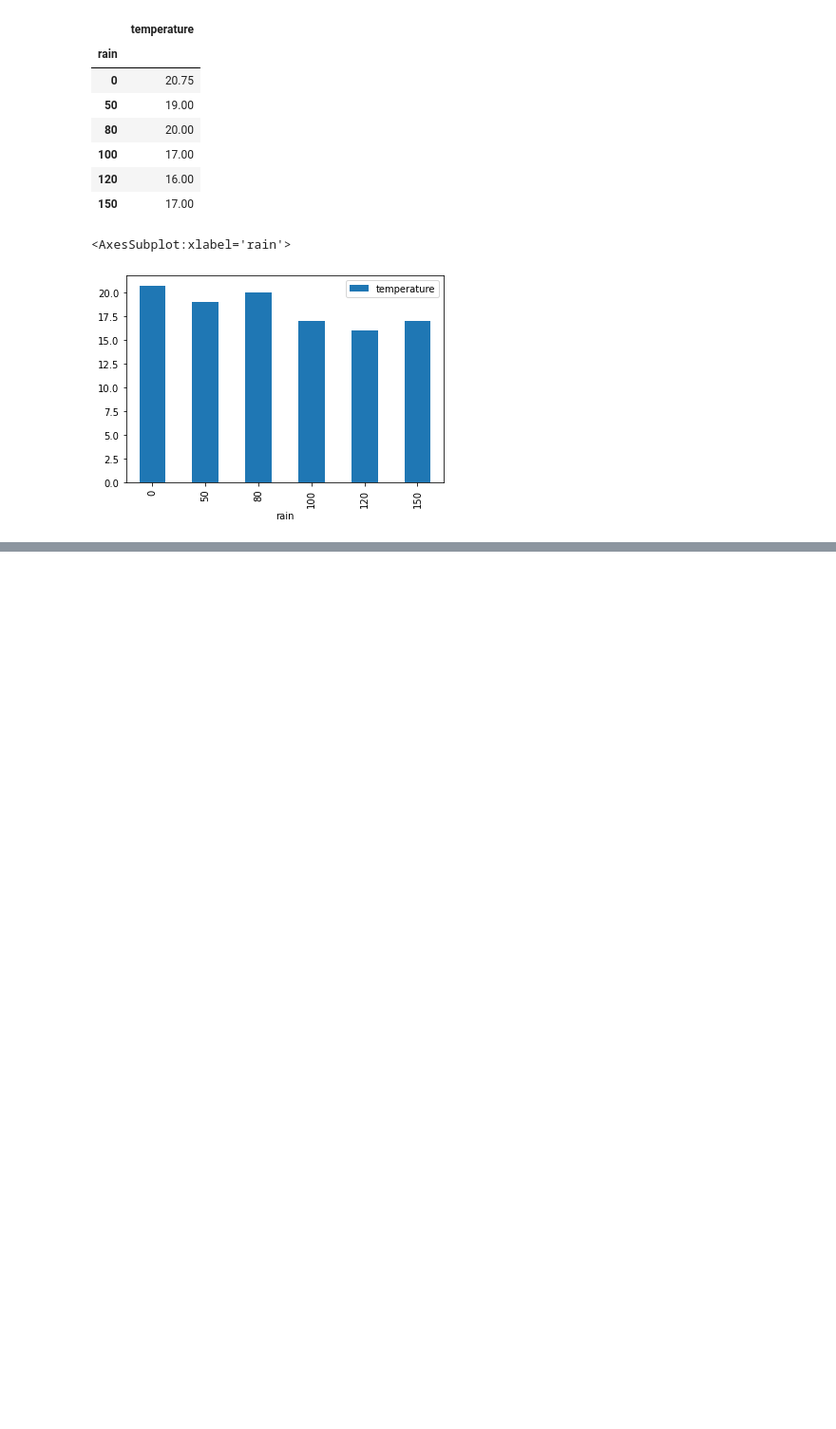
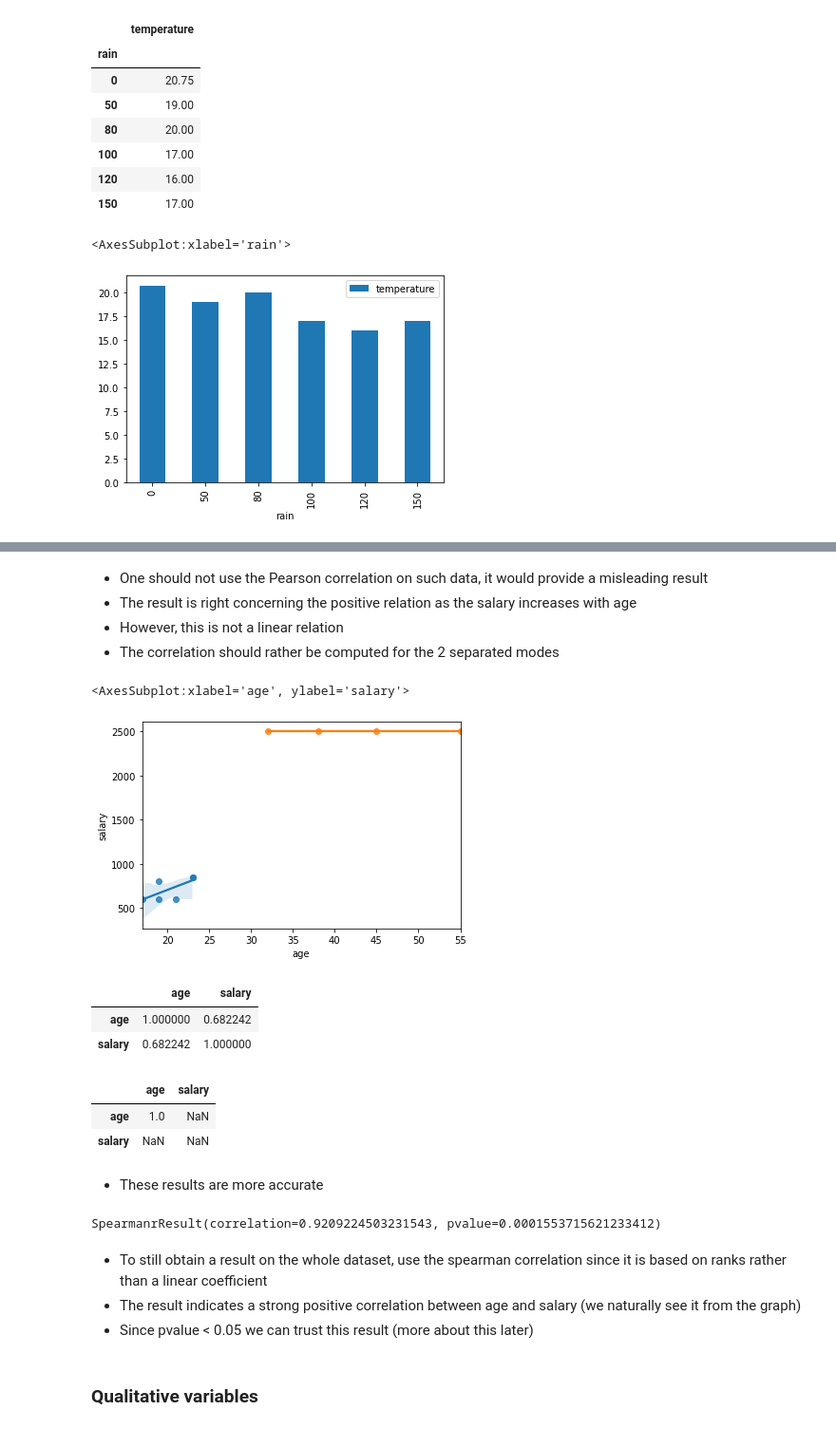
Before and after one commit to AlexisBogroff/Sorbonne_Data_Science_Workshop, a Jupyter notebook: src/data_analysis_with_pandas.ipynb, the cells around one changed output, grey strips where cells are left out. Shown at 95% size. Drawn from its saved outputs; the diff is of its cells as text; code cells hidden in the pictures; blank space fills up the shorter version.

```diff
--- a/src/data_analysis_with_pandas.ipynb
+++ b/src/data_analysis_with_pandas.ipynb
@@ -428,0 +510,37 @@ groups.plot.bar()
+# %% [markdown]
+- One should not use the Pearson correlation on such data, it would provide a misleading result
+- The result is right concerning the positive relation as the salary increases with age
+- However, this is not a linear relation
+- The correlation should rather be computed for the 2 separated modes
+# %%
+sorted = df_multi_quanti_non_linear.sort_values(by='age')
+sns.regplot(x='age', y='salary', data=sorted.iloc[:6])
+sns.regplot(x='age', y='salary', data=sorted.iloc[6:])
+# %% [output]
+<AxesSubplot:xlabel='age', ylabel='salary'>
+[figure, added]
+# %%
+sorted.iloc[:6].corr()
+# %% [output]
+|  | age | salary |
+| age | 1.000000 | 0.682242 |
+| salary | 0.682242 | 1.000000 |
+# %%
+sorted.iloc[6:].corr()
+# %% [output]
+|  | age | salary |
+| age | 1.0 | NaN |
+| salary | NaN | NaN |
+# %% [markdown]
+- These results are more accurate
+# %%
+from scipy import stats
+stats.spearmanr(df_multi_quanti_non_linear)
+# %% [output]
+SpearmanrResult(correlation=0.9209224503231543, pvalue=0.0001553715621233412)
+# %% [markdown]
+- To still obtain a result on the whole dataset, use the spearman correlation since it is based on ranks rather than a linear coefficient
+- The result indicates a strong positive correlation between age and salary (we naturally see it from the graph)
+- Since pvalue < 0.05 we can trust this result (more about this later)
+# %% [markdown]
+### Qualitative variables
```
Also changed, not shown: parts of 20 cells of this notebook, 1 other file.
